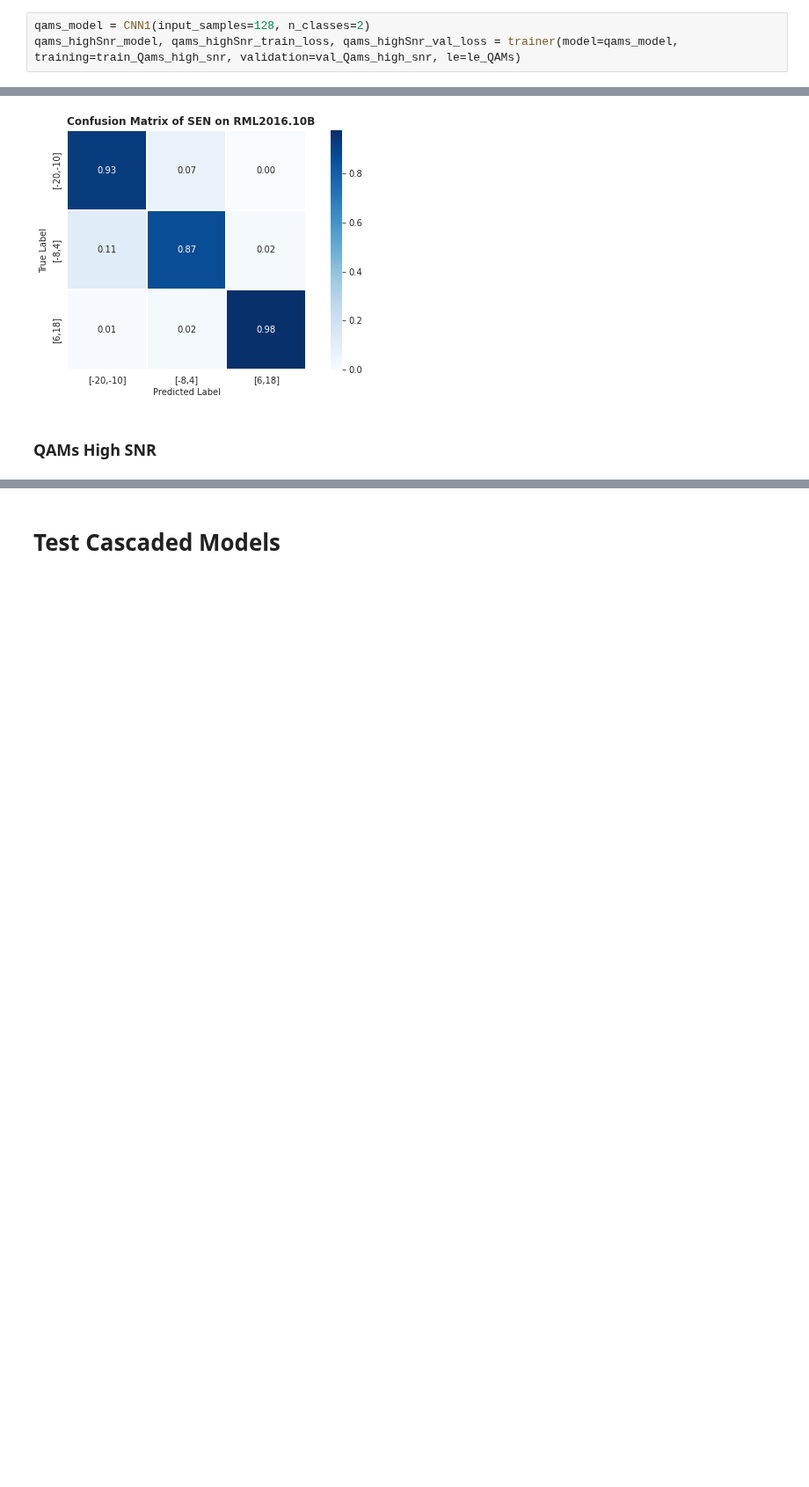
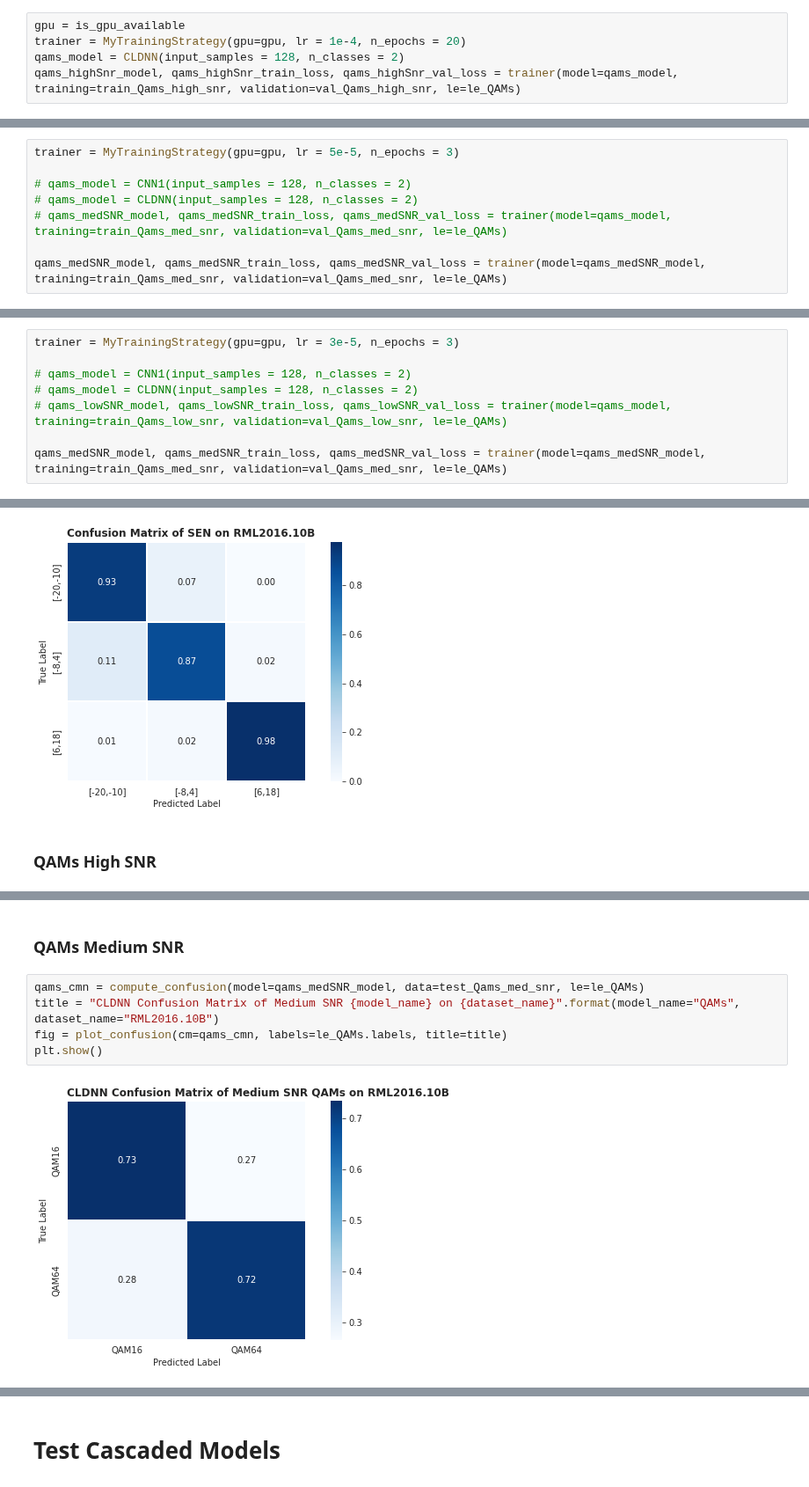
Before and after one commit to YairYarden/DeepCascadingAMC, a Jupyter notebook: Ex1.ipynb, the cells around one changed output, grey strips where cells are left out. Shown at 88% size. Cells and saved outputs as stored; diff of their text form; blank space fills up the shorter version.

```diff
--- a/Ex1.ipynb
+++ b/Ex1.ipynb
@@ -559,4 +712,6 @@ On Epoch 2 the training loss was 0.19256177008381403
 # %%
-qams_model = CNN1(input_samples=128, n_classes=2)
+gpu = is_gpu_available
+trainer = MyTrainingStrategy(gpu=gpu, lr = 1e-4, n_epochs = 20)
+qams_model = CLDNN(input_samples = 128, n_classes = 2)
 qams_highSnr_model, qams_highSnr_train_loss, qams_highSnr_val_loss = trainer(model=qams_model, training=train_Qams_high_snr, validation=val_Qams_high_snr, le=le_QAMs)
 # %% [output]
@@ -568,0 +737,8 @@ On Epoch 2 the training loss was 0.6834952029314908
+# %%
+trainer = MyTrainingStrategy(gpu=gpu, lr = 5e-5, n_epochs = 3)
+
+# qams_model = CNN1(input_samples = 128, n_classes = 2)
+# qams_model = CLDNN(input_samples = 128, n_classes = 2)
+# qams_medSNR_model, qams_medSNR_train_loss, qams_medSNR_val_loss = trainer(model=qams_model, training=train_Qams_med_snr, validation=val_Qams_med_snr, le=le_QAMs)
+
+qams_medSNR_model, qams_medSNR_train_loss, qams_medSNR_val_loss = trainer(model=qams_medSNR_model, training=train_Qams_med_snr, validation=val_Qams_med_snr, le=le_QAMs)
@@ -568,0 +754,8 @@ On Epoch 2 the training loss was 0.6834952029314908
+# %%
+trainer = MyTrainingStrategy(gpu=gpu, lr = 3e-5, n_epochs = 3)
+
+# qams_model = CNN1(input_samples = 128, n_classes = 2)
+# qams_model = CLDNN(input_samples = 128, n_classes = 2)
+# qams_lowSNR_model, qams_lowSNR_train_loss, qams_lowSNR_val_loss = trainer(model=qams_model, training=train_Qams_low_snr, validation=val_Qams_low_snr, le=le_QAMs)
+
+qams_medSNR_model, qams_medSNR_train_loss, qams_medSNR_val_loss = trainer(model=qams_medSNR_model, training=train_Qams_med_snr, validation=val_Qams_med_snr, le=le_QAMs)
@@ -872,0 +1069,9 @@ plt.show()
+# %% [markdown]
+### QAMs Medium SNR
+# %%
+qams_cmn = compute_confusion(model=qams_medSNR_model, data=test_Qams_med_snr, le=le_QAMs)
+title = "CLDNN Confusion Matrix of Medium SNR {model_name} on {dataset_name}".format(model_name="QAMs", dataset_name="RML2016.10B")
+fig = plot_confusion(cm=qams_cmn, labels=le_QAMs.labels, title=title)
+plt.show()
+# %% [output]
+[figure, added]
```
Also changed, not shown: parts of 27 cells of this notebook.
